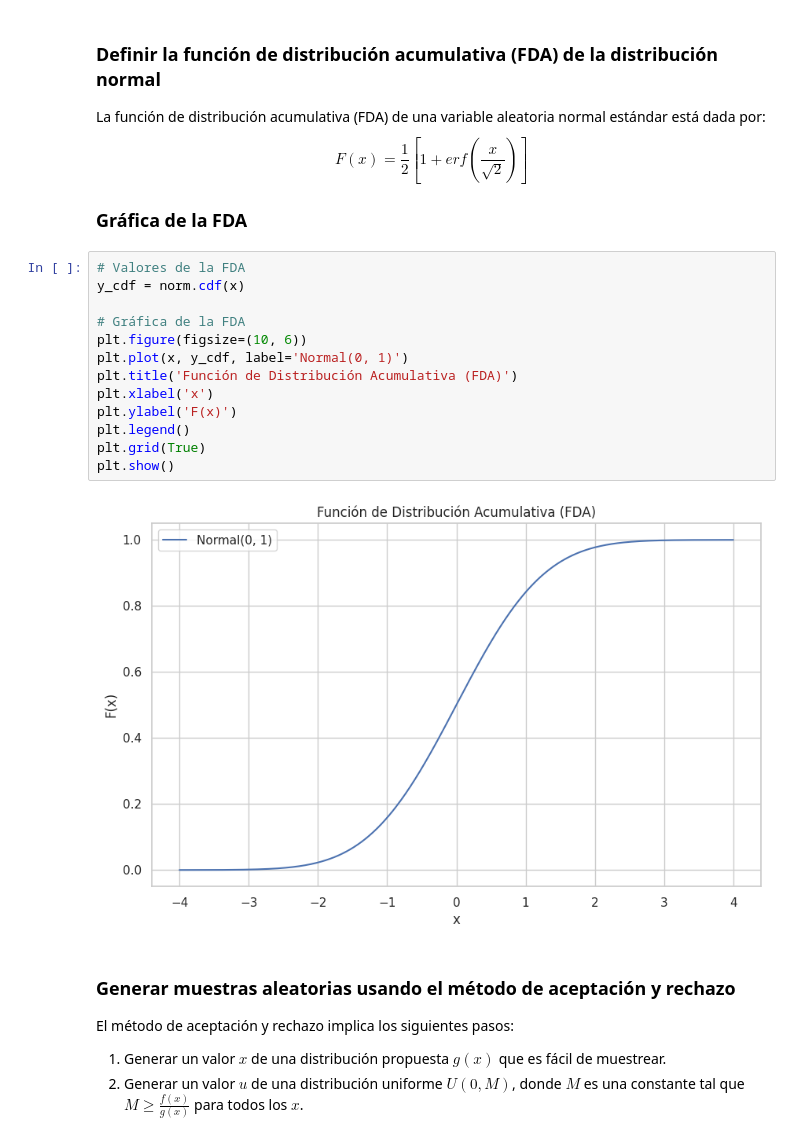
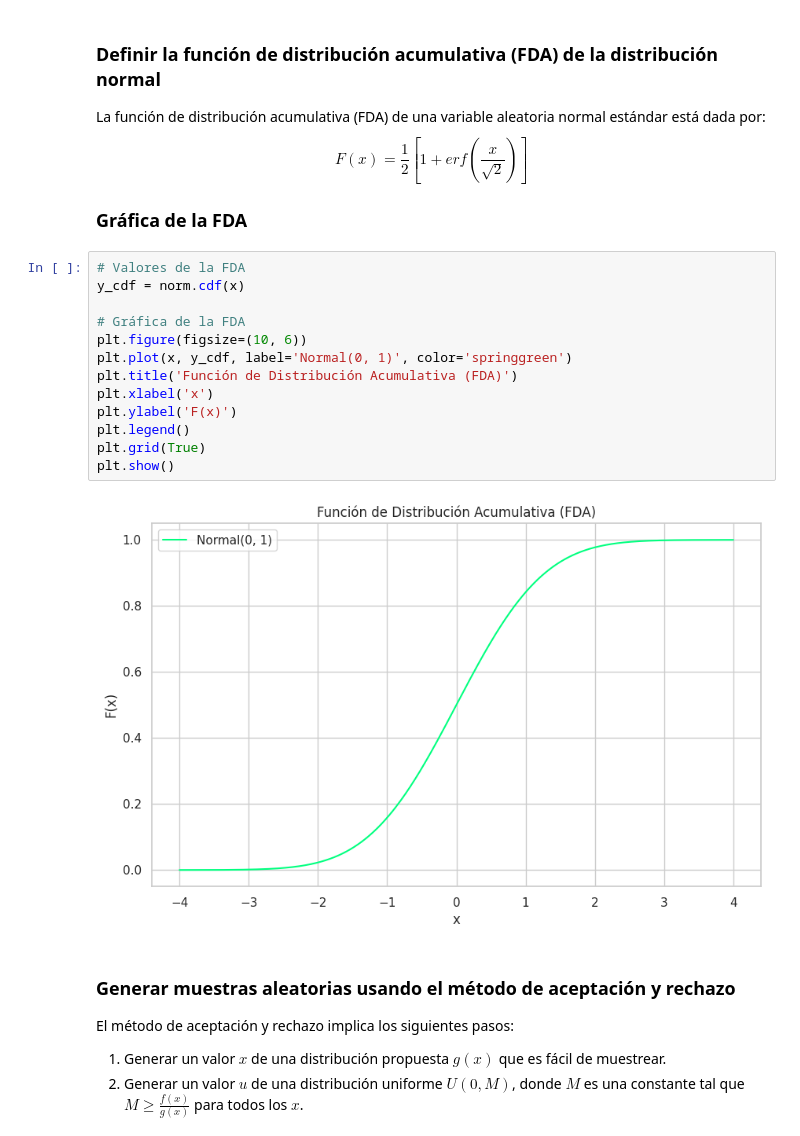
Before and after one commit to FernandoElizarraras7/SIMULACION-I, a Jupyter notebook: ACEPTACION_Y_RECHAZO.ipynb, the cells around one changed output. Cells and saved outputs as stored; diff of their text form.

```diff
--- a/ACEPTACION_Y_RECHAZO.ipynb
+++ b/ACEPTACION_Y_RECHAZO.ipynb
@@ -45,18 +45,18 @@ $$F(x)=\frac{1}{2}[1+erf(\frac{x}{\sqrt{2}})]$$
 # %%
 # Valores de la FDA
 y_cdf = norm.cdf(x)
 
 # Gráfica de la FDA
 plt.figure(figsize=(10, 6))
-plt.plot(x, y_cdf, label='Normal(0, 1)')
+plt.plot(x, y_cdf, label='Normal(0, 1)', color='springgreen')
 plt.title('Función de Distribución Acumulativa (FDA)')
 plt.xlabel('x')
 plt.ylabel('F(x)')
 plt.legend()
 plt.grid(True)
 plt.show()
 # %% [output]
-[figure, old version]
+[figure, new version]
 # %% [markdown]
 ### Generar muestras aleatorias usando el método de aceptación y rechazo
 El método de aceptación y rechazo implica los siguientes pasos:
```
Also changed, not shown: parts of 1 cell of this notebook.
